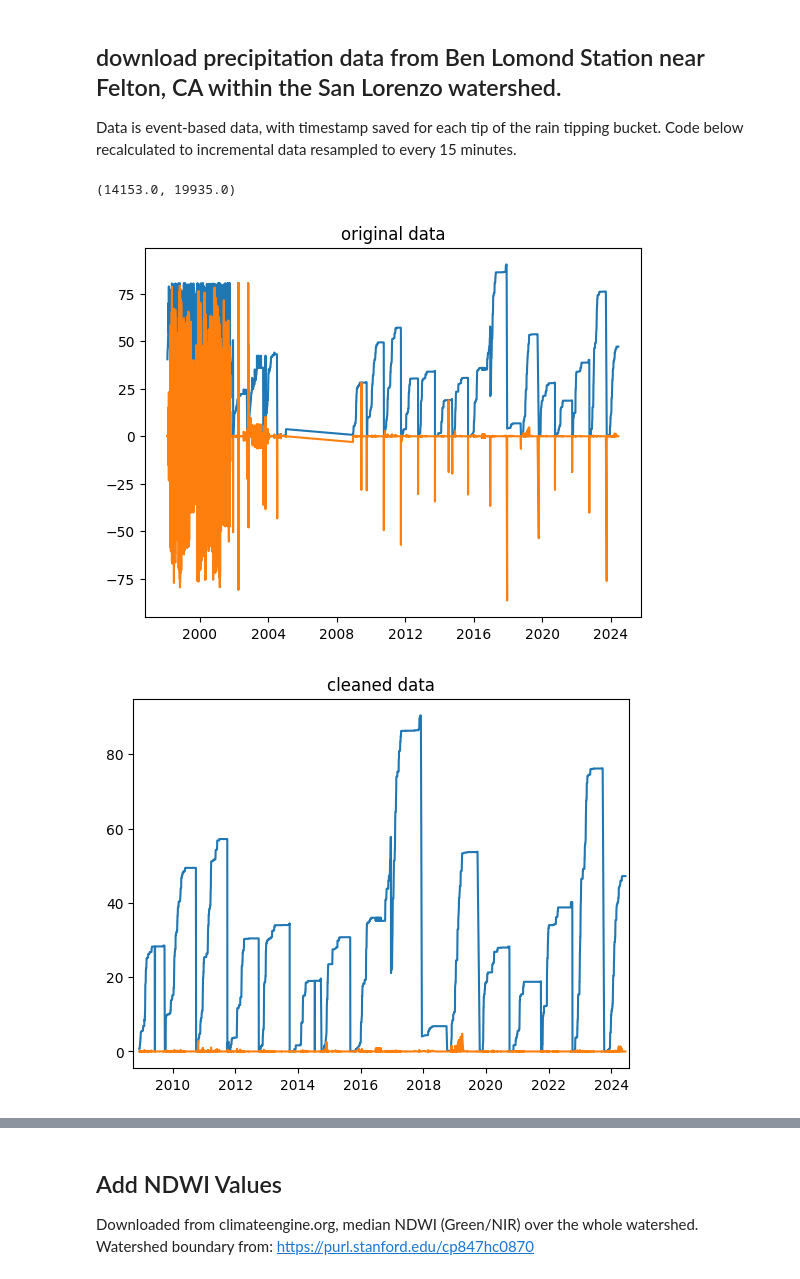
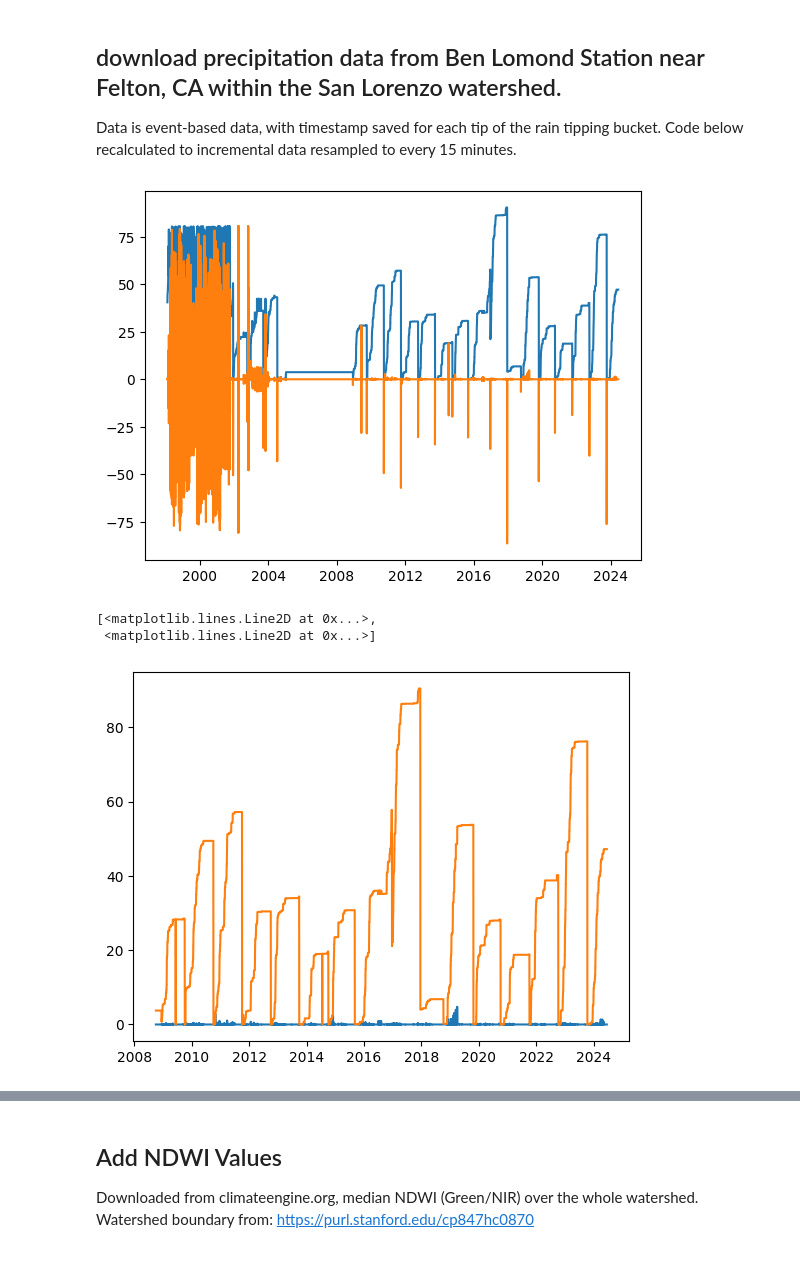
Before and after one commit to kpretz/San-Lorenzo-Flood-Prediction, a Jupyter notebook: 01_GetData_EDA.ipynb, the cells around one changed output, grey strips where cells are left out. Cells and saved outputs as stored; diff of their text form; code cells hidden in the pictures.

```diff
--- a/01_GetData_EDA.ipynb
+++ b/01_GetData_EDA.ipynb
@@ -133,29 +134,23 @@ rain_data = response.json()
 # %%
 ## clean event-based rain data (tip events to 15 minute data)
 event_rain = pd.DataFrame(rain_data)
 event_rain['dt'] = pd.to_datetime(event_rain['date'])
-event_rain['inc'] = event_rain['value'].diff()
+event_rain.index = event_rain['dt']
+event_rain_resample = event_rain[['dt', 'value']].resample('15min').ffill()
+event_rain_resample['inc'] = event_rain_resample['value'].diff()
 
-event_rain.sort_values('inc')
-event_rain_cleaned = event_rain.loc[event_rain['dt'] > pd.to_datetime('2008-10-01'), :]
+plt.plot(event_rain_resample[['value', 'inc']])
+
+event_rain_cleaned = event_rain_resample.loc[event_rain_resample.index > pd.to_datetime('2008-10-01'), :]
 event_rain_cleaned.loc[event_rain_cleaned.inc < 0, 'inc'] = 0 #negative increments are when tip resets to zero
 event_rain_cleaned.loc[event_rain_cleaned.inc >10, 'inc'] = 0 # greater than 10 are when cumulative precip jumps back up to cumulative after data drop
+
+event_rain_cleaned = event_rain_cleaned.rename({'inc': 'precip_in_inc', 'value': 'precip_in_cum'}, axis=1).drop('dt', axis=1)
+plt.show()
+plt.plot(event_rain_cleaned[['precip_in_inc', 'precip_in_cum']])
+# plt.ylim(0, 5)
+# %% [output]
+[figure, added]
+[<matplotlib.lines.Line2D at 0x...>,
+ <matplotlib.lines.Line2D at 0x...>]
+[figure, added]
-# %%
-##use this plot code to explore data and iterate on cleaning above. I rerun multiple times to look at various parts of data
-f, ax = plt.subplots(1, 1)
-ax.plot(event_rain.dt, event_rain['value'])
-ax.plot(event_rain.dt, event_rain['inc'])
-ax.set_title('original data')
-
-f, ax2 = plt.subplots(1, 1)
-ax2.plot(event_rain_cleaned.dt, event_rain_cleaned['value'])
-ax2.plot(event_rain_cleaned.dt, event_rain_cleaned.inc)
-ax2.set_title('cleaned data')
-ax2.set_xlim(pd.to_datetime('2008-10-01'), pd.to_datetime('2024-07-31'))
-
-# ax2.xlim(pd.to_datetime('2018-08-01'), pd.to_datetime('2019-06-01'))
-# ax2.ylim(-1, 5)
-# %% [output]
-(14153.0, 19935.0)
-[figure, removed]
-[figure, removed]
```
Also changed, not shown: parts of 19 cells of this notebook, 1 other file.
